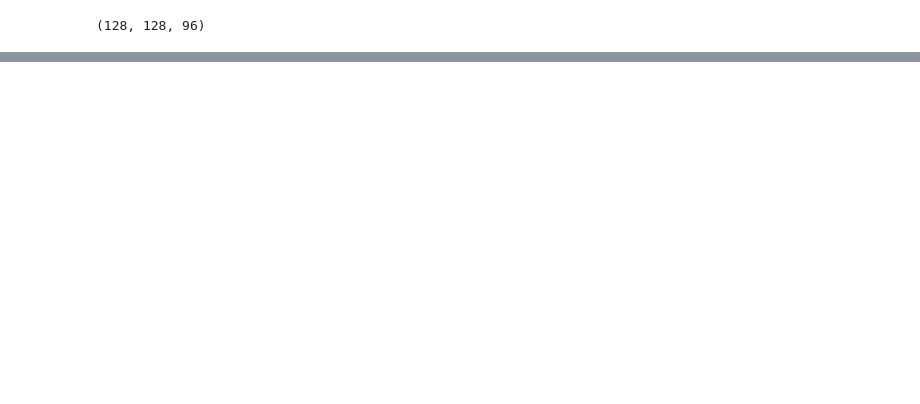
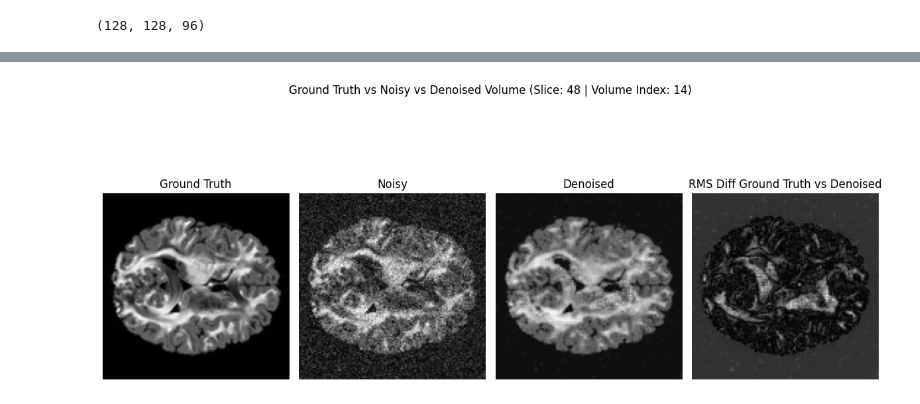
Before and after one commit to joseFranciscoHS/TechJourney, a Jupyter notebook: DWMRI/src/visual_tests_drcnet.ipynb, the cells around one changed output, grey strips where cells are left out. Cells and saved outputs as stored; diff of their text form; code cells hidden in the pictures; blank space fills up the shorter version.

```diff
--- a/DWMRI/src/visual_tests_drcnet.ipynb
+++ b/DWMRI/src/visual_tests_drcnet.ipynb
@@ -424,7 +424,7 @@ def _prepare_stanford_arrays(settings, train_num_volumes: int):
     return train_noisy, train_orig, dwi_noisy, dwi_orig
 
 
-script_dir = "/teamspace/studios/this_studio/TechJourney/DWMRI/src/drcnet_hybrid"
+script_dir = "/home/paco/TechJourney/TechJourney/DWMRI/src/drcnet_hybrid/"
 config_path = os.path.join(script_dir, "config.yaml")
 settings = load_config(config_path).dbrain
 
@@ -475,5 +500,5 @@ rec_model = DenoiserNet(
 # %%
-checkpoint_dir = "/teamspace/studios/this_studio/drcnet_hybrid_2/checkpoints/dbrain/b2500/num_volumes_10/noise_rician_sigma_0.1/learning_rate_0.0003/"
+checkpoint_dir = "/home/paco/TechJourney/TechJourney/DWMRI/src/drcnet_hybrid/checkpoints/dbrain/bvalue_2500/num_volumes_10/noise_rician_sigma_0.1/learning_rate_0.003/"
 best_ckpt = os.path.join(checkpoint_dir, "best_loss_checkpoint.pth")
 
 rec_model, _, _, _, _, _ = load_checkpoint(
@@ -511,17 +555,19 @@ reconstructed = reconstruct_full_dwi_chunked(
 # %%
 ref_for_metrics = original_data
 noisy_for_viz = noisy_data
-reconstructed = reconstructed
+# reconstructed = reconstructed
 # %%
 shape = (2, 3, 0, 1)
 
 fully_compare_volumes(
     original_volume=np.transpose(ref_for_metrics, shape),
     noisy_volume=np.transpose(noisy_for_viz, shape),
     denoised_volume=np.transpose(reconstructed, shape),
     file_name=None,
-    volume_idx=9,
+    volume_idx=14,
 )
+# %% [output]
+[figure, added]
 # %%
 reconstructed_2 = reconstruct_full_dwi_static_base(
     model=rec_model,
```
Also changed, not shown: parts of 9 cells of this notebook, 2 other files.
